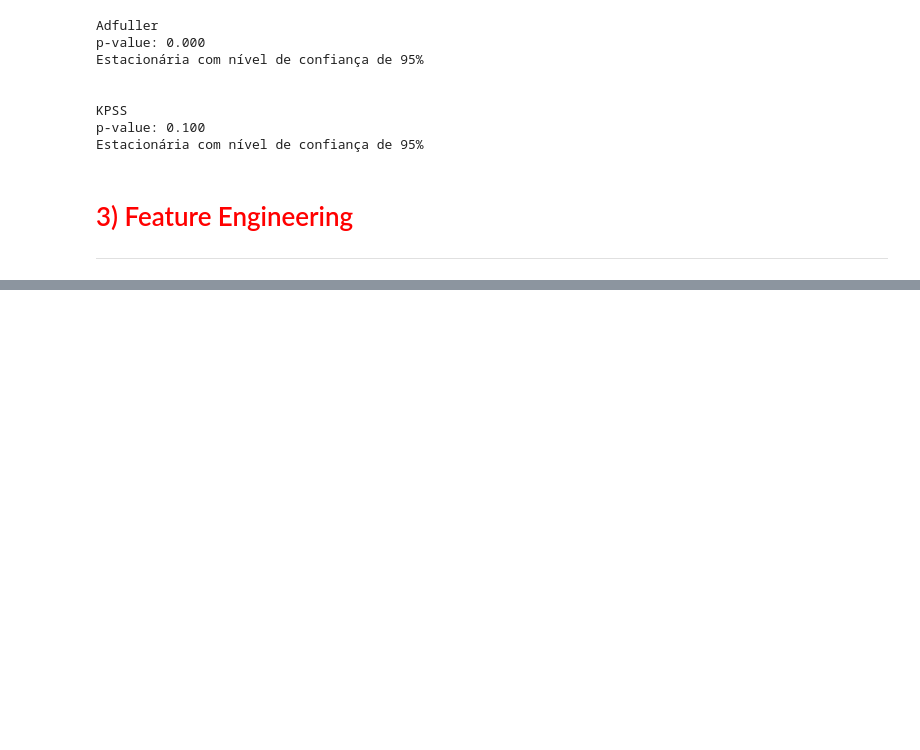
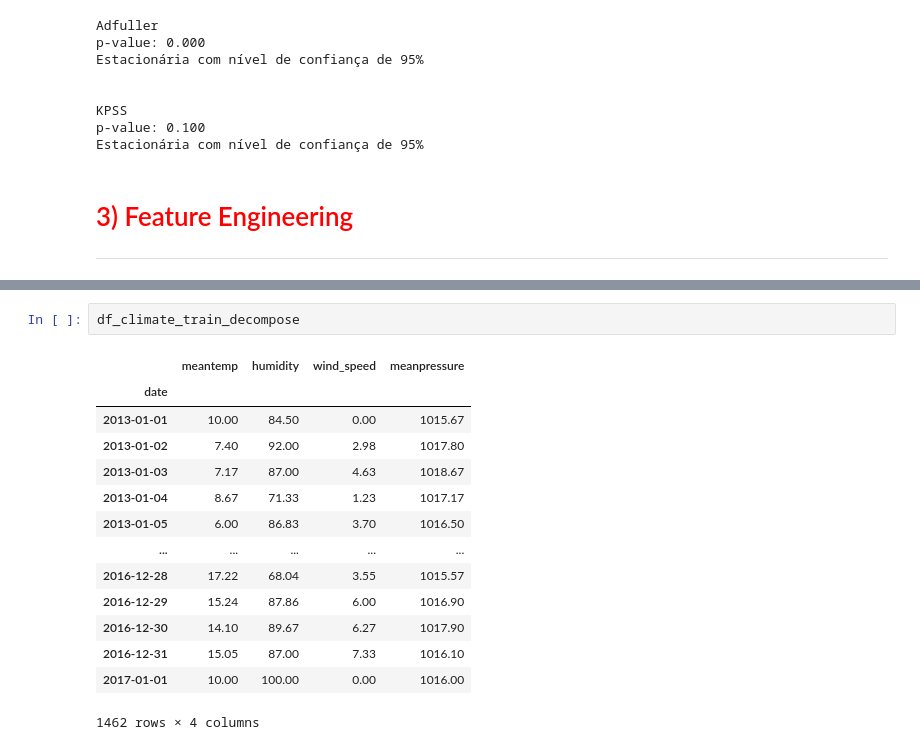
Before and after one commit to leonardovargas10/Modelo_Forecasting_Temperature-, a Jupyter notebook: Modelo_Forecasting.ipynb, the cells around one changed output, grey strips where cells are left out. Saved outputs shown, nothing was run; the diff lists cells and outputs as text; blank space fills up the shorter version.

```diff
--- a/Modelo_Forecasting.ipynb
+++ b/Modelo_Forecasting.ipynb
@@ -521,3 +553,20 @@ Estacionária com nível de confiança de 95%
+# %%
+df_climate_train_decompose
+# %% [output]
+|  | meantemp | humidity | wind_speed | meanpressure |
+| date |  |  |  |  |
+| 2013-01-01 | 10.00 | 84.50 | 0.00 | 1015.67 |
+| 2013-01-02 | 7.40 | 92.00 | 2.98 | 1017.80 |
+| 2013-01-03 | 7.17 | 87.00 | 4.63 | 1018.67 |
+| 2013-01-04 | 8.67 | 71.33 | 1.23 | 1017.17 |
+| 2013-01-05 | 6.00 | 86.83 | 3.70 | 1016.50 |
+| ... | ... | ... | ... | ... |
+| 2016-12-28 | 17.22 | 68.04 | 3.55 | 1015.57 |
+| 2016-12-29 | 15.24 | 87.86 | 6.00 | 1016.90 |
+| 2016-12-30 | 14.10 | 89.67 | 6.27 | 1017.90 |
+| 2016-12-31 | 15.05 | 87.00 | 7.33 | 1016.10 |
+| 2017-01-01 | 10.00 | 100.00 | 0.00 | 1016.00 |
+1462 rows × 4 columns
 # %% [markdown]
 # <font color='red' style='font-size: 40px;'> 4) Modelagem </font>
 <hr style='border: 2px solid red;'>
```
Also changed, not shown: parts of 6 cells of this notebook.
